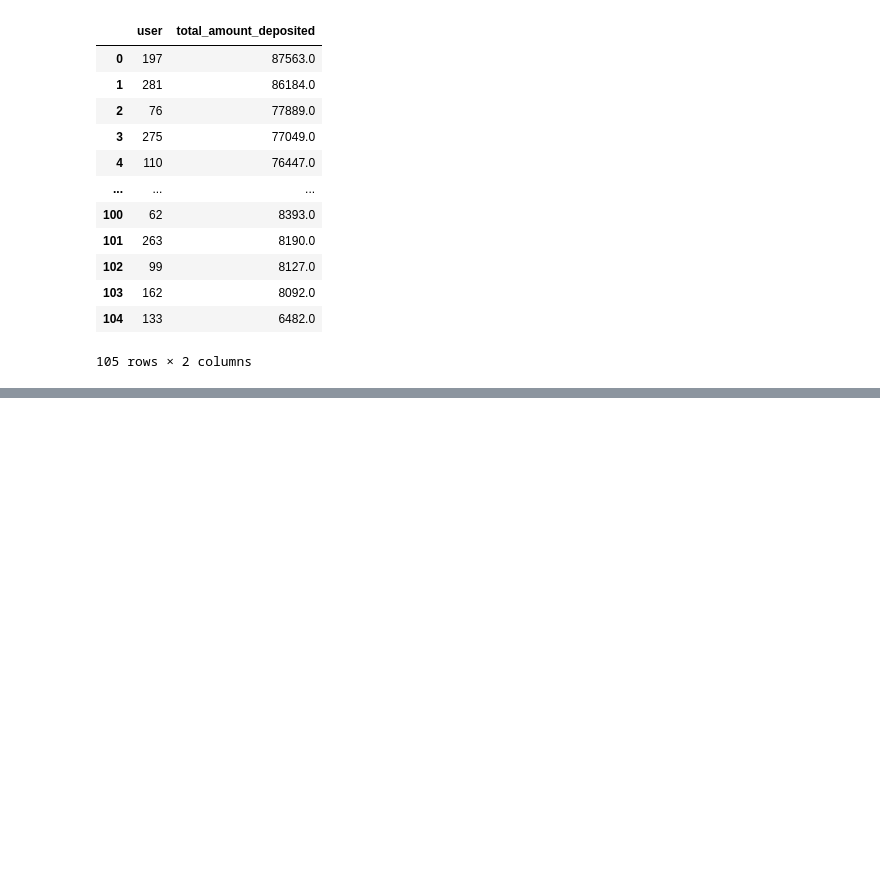
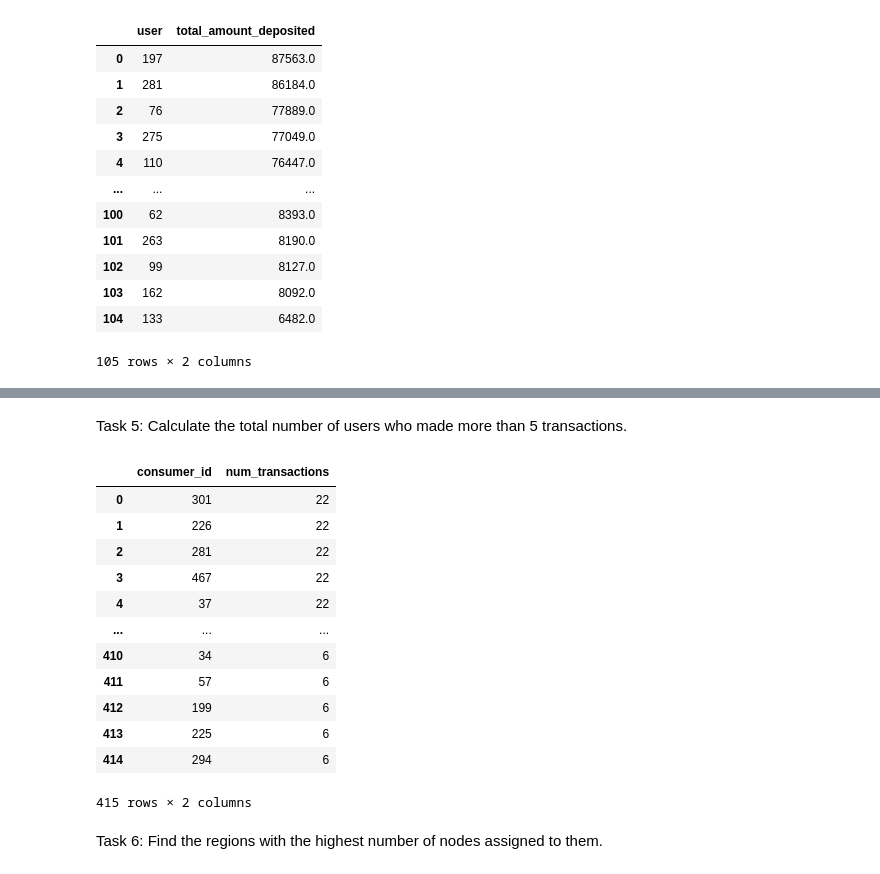
Before and after one commit to Dibieoluchi/banking_data, a Jupyter notebook: banking_data analysis.ipynb, the cells around one changed output, grey strips where cells are left out. Saved outputs shown, nothing was run; the diff lists cells and outputs as text; code cells hidden in the pictures; blank space fills up the shorter version.

```diff
--- a/banking_data analysis.ipynb
+++ b/banking_data analysis.ipynb
@@ -335,0 +342,32 @@ quey = """SELECT
+# %% [markdown]
+Task 5:
+Calculate the total number of users who made more than 5 transactions.
+# %%
+query ="""SELECT consumer_id, COUNT(consumer_id) AS num_transactions
+FROM user_transaction_cleaned
+GROUP BY consumer_id
+HAVING COUNT(consumer_id) > 5
+ORDER BY num_transactions DESC;
+
+"""
+# %%
+transactions_greaterthan5= pd.read_sql_query(query, conn)
+# %%
+transactions_greaterthan5
+# %% [output]
+|  | consumer_id | num_transactions |
+| 0 | 301 | 22 |
+| 1 | 226 | 22 |
+| 2 | 281 | 22 |
+| 3 | 467 | 22 |
+| 4 | 37 | 22 |
+| ... | ... | ... |
+| 410 | 34 | 6 |
+| 411 | 57 | 6 |
+| 412 | 199 | 6 |
+| 413 | 225 | 6 |
+| 414 | 294 | 6 |
+415 rows × 2 columns
+# %% [markdown]
+Task 6:
+Find the regions with the highest number of nodes assigned to them.
```
Also changed, not shown: parts of 42 cells of this notebook.
